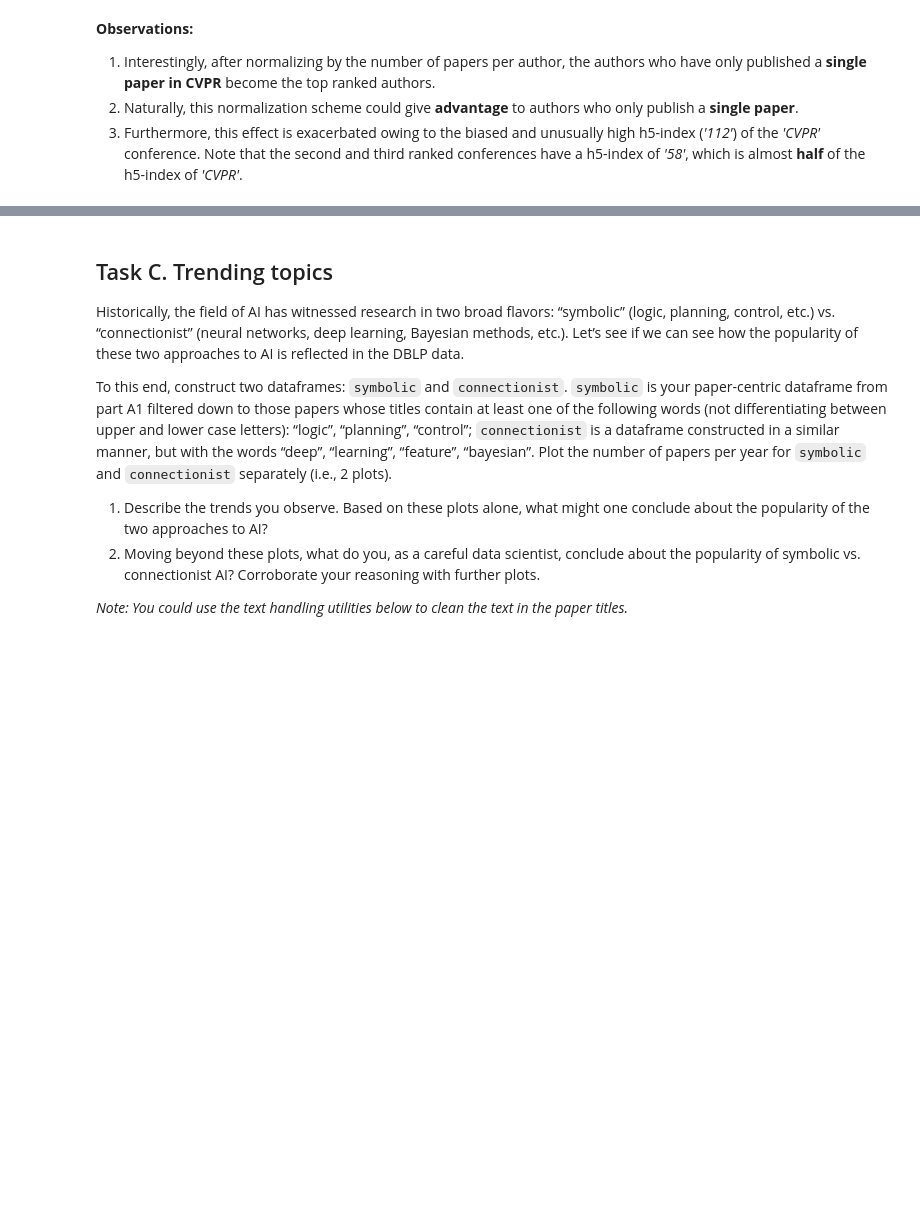
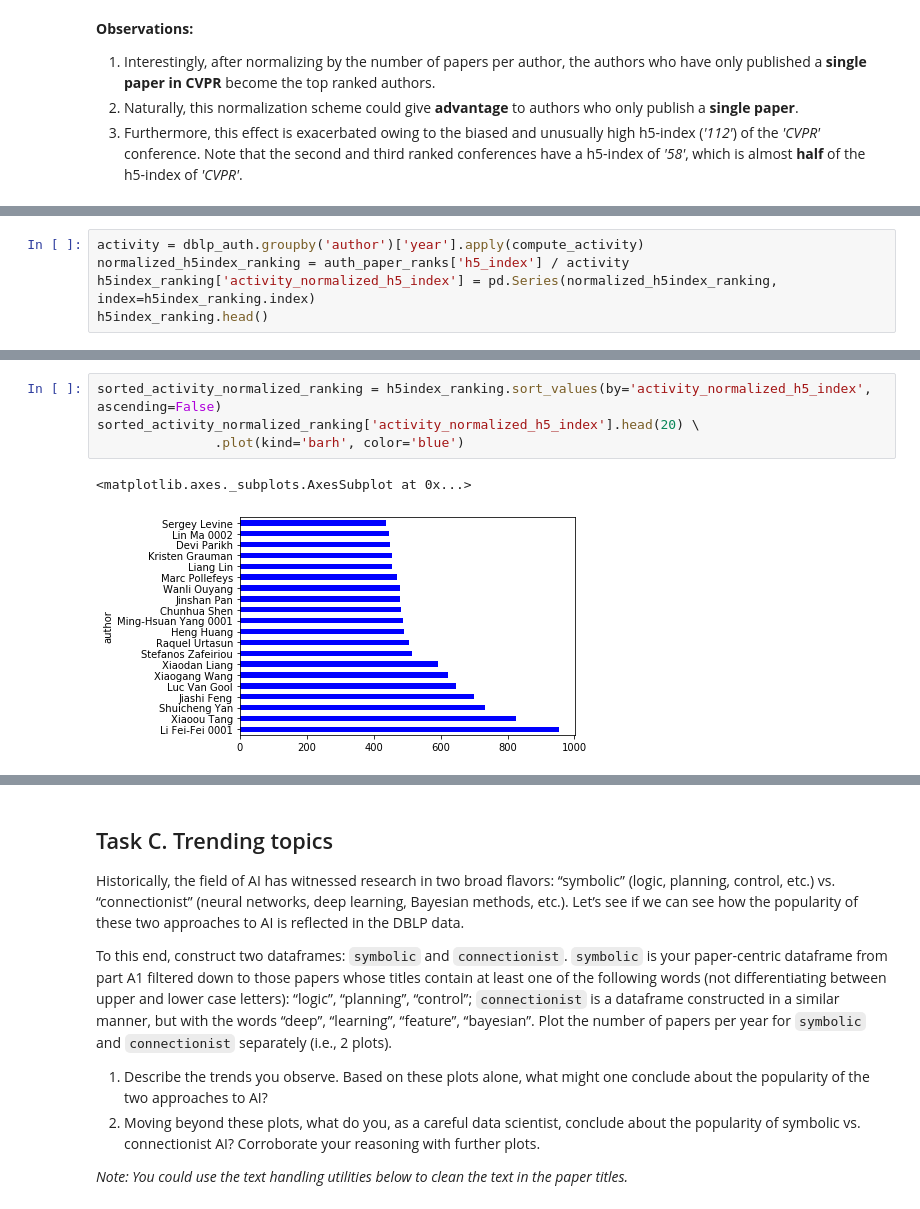
Before and after one commit to epfl-ada/2019, a Jupyter notebook: Homework/01 - Pandas and Data Wrangling/hw1_solutions.ipynb, the cells around one changed output, grey strips where cells are left out. Drawn from its saved outputs; the diff is of its cells as text; blank space fills up the shorter version.

```diff
--- a/Homework/01 - Pandas and Data Wrangling/hw1_solutions.ipynb
+++ b/Homework/01 - Pandas and Data Wrangling/hw1_solutions.ipynb
@@ -691,0 +725,5 @@ simple_ranking['papers']['Masahiro Yasuno']
+# %%
+activity = dblp_auth.groupby('author')['year'].apply(compute_activity)
+normalized_h5index_ranking = auth_paper_ranks['h5_index'] / activity
+h5index_ranking['activity_normalized_h5_index'] = pd.Series(normalized_h5index_ranking, index=h5index_ranking.index)
+h5index_ranking.head()
@@ -691,0 +738,7 @@ simple_ranking['papers']['Masahiro Yasuno']
+# %%
+sorted_activity_normalized_ranking = h5index_ranking.sort_values(by='activity_normalized_h5_index', ascending=False)
+sorted_activity_normalized_ranking['activity_normalized_h5_index'].head(20) \
+               .plot(kind='barh', color='blue')
+# %% [output]
+<matplotlib.axes._subplots.AxesSubplot at 0x...>
+[figure, added]
```
Also changed, not shown: parts of 15 cells of this notebook.
